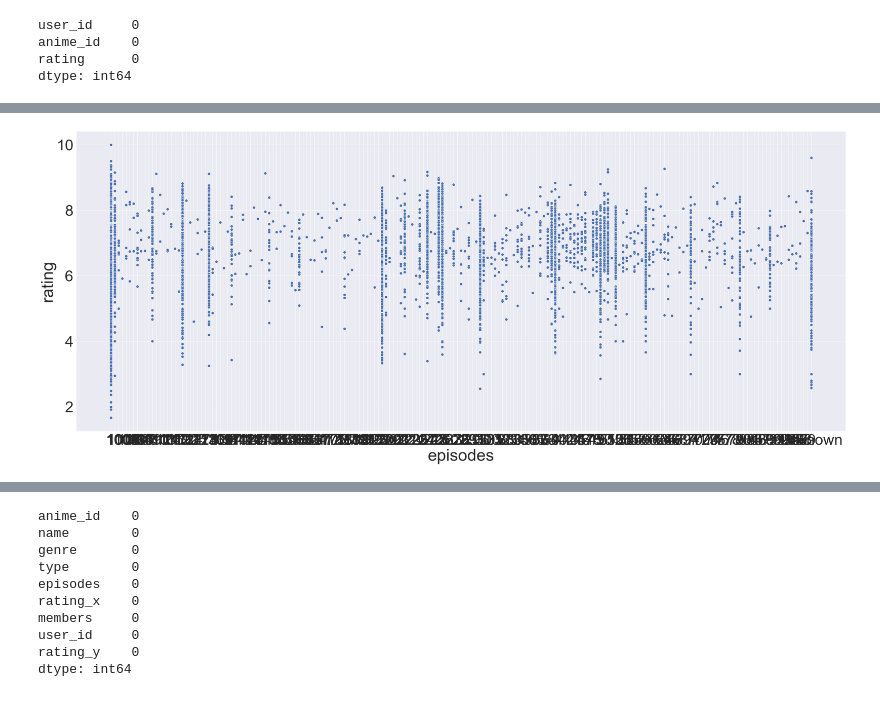
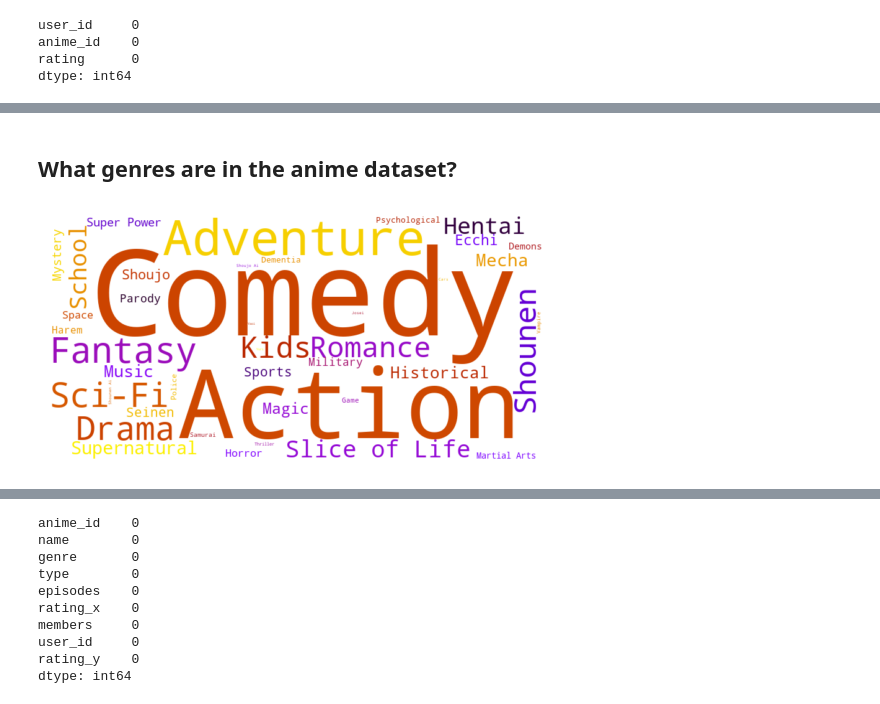
Before and after one commit to BaoNguyen1001/anime-recommended-system, a Jupyter notebook: Code/EDA.ipynb, the cells around one changed output, grey strips where cells are left out. Saved outputs shown, nothing was run; the diff lists cells and outputs as text; code cells hidden in the pictures.

```diff
--- a/Code/EDA.ipynb
+++ b/Code/EDA.ipynb
@@ -200,7 +193,20 @@ ax = sns.boxplot(x="type", y="rating", data=animeDF)
-# %%
-plt.figure(figsize=(50,20))
-sns.set(font_scale=5)
-sns.scatterplot(x="episodes", y="rating", data=animeDF.sort_values('episodes'), s=100)
-plt.show()
-# %% [output]
-[figure, removed]
+# %% [markdown]
+## What genres are in the anime dataset?
+# %%
+from collections import defaultdict
+
+all_genres = defaultdict(int)
+
+for genres in animeDF['genre']:
+    for genre in genres.split(','):
+        all_genres[genre.strip()] += 1
+# %%
+from wordcloud import WordCloud
+
+genres_cloud = WordCloud(width=800, height=400, background_color='white', colormap='gnuplot').generate_from_frequencies(all_genres)
+
+plt.imshow(genres_cloud, interpolation='bilinear')
+plt.axis('off')
+plt.show()
+# %% [output]
+[figure, added]
```
Also changed, not shown: parts of 27 cells of this notebook.
